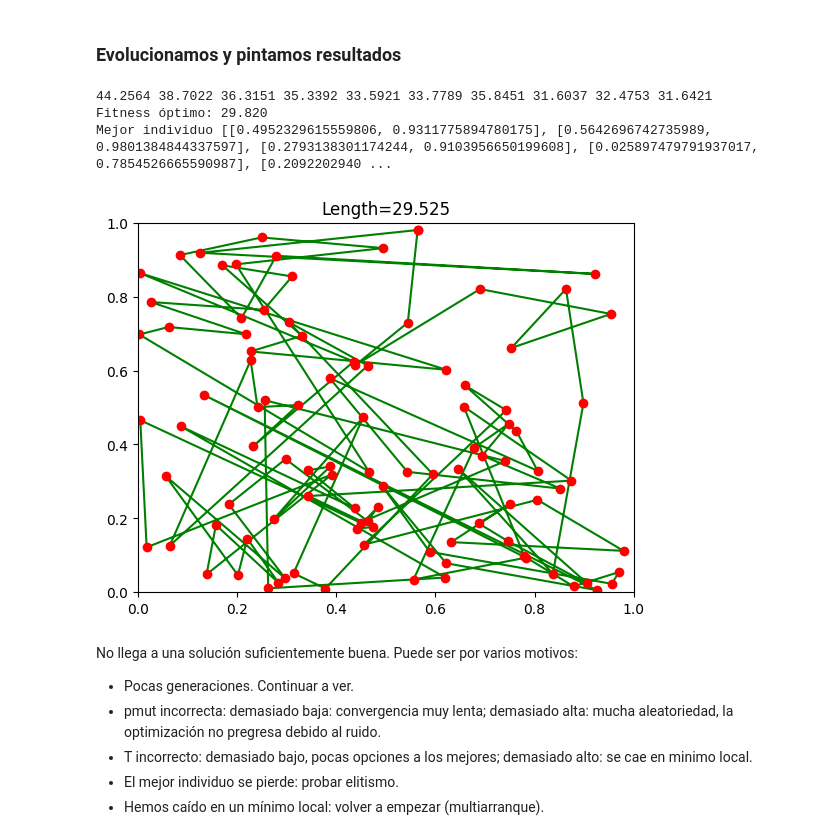
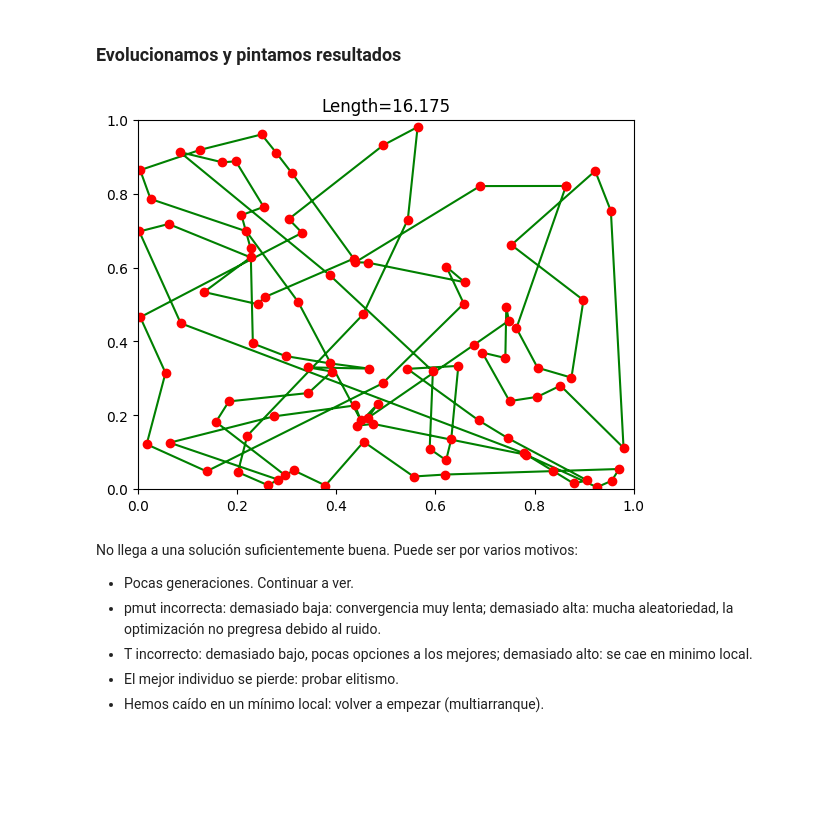
Before and after one commit to pintamonas4575/BIOCOMP-project-MAADM-UPM, a Jupyter notebook: AG alumno.ipynb, the cells around one changed output. Drawn from its saved outputs; the diff is of its cells as text; code cells hidden in the pictures; blank space fills up the shorter version.

```diff
--- a/AG alumno.ipynb
+++ b/AG alumno.ipynb
@@ -208,3 +150,0 @@ TypeError: mutate() takes 2 positional arguments but 3 were given
-# %%
-def create(alphabet, N=100): # crea y devuelve población
-    return [random.shuffle(copy.copy(alphabet)) for i in range(N)]
@@ -259,13 +176,10 @@ pop
 # %% [markdown]
 ### Evolucionamos y pintamos resultados
 # %%
-pop = evolve(pop, globaldist, 1/100, ngen=1000, trace=100)
+pop = evolve(pop, globaldist, 5/100, ngen=1000, trace=100)
 draw(pop[0])
 # %% [output]
-44.2564 38.7022 36.3151 35.3392 33.5921 33.7789 35.8451 31.6037 32.4753 31.6421
-Fitness óptimo: 29.820
-Mejor individuo [[0.4952329615559806, 0.9311775894780175], [0.5642696742735989, 0.9801384844337597], [0.2793138301174244, 0.9103956650199608], [0.025897479791937017, 0.7854526665590987], [0.2092202940 ...
-[figure, old version]
+[figure, new version]
 # %% [markdown]
 No llega a una solución suficientemente buena. Puede ser por varios motivos:
   * Pocas generaciones. Continuar a ver.
```
Also changed, not shown: parts of 13 cells of this notebook.
